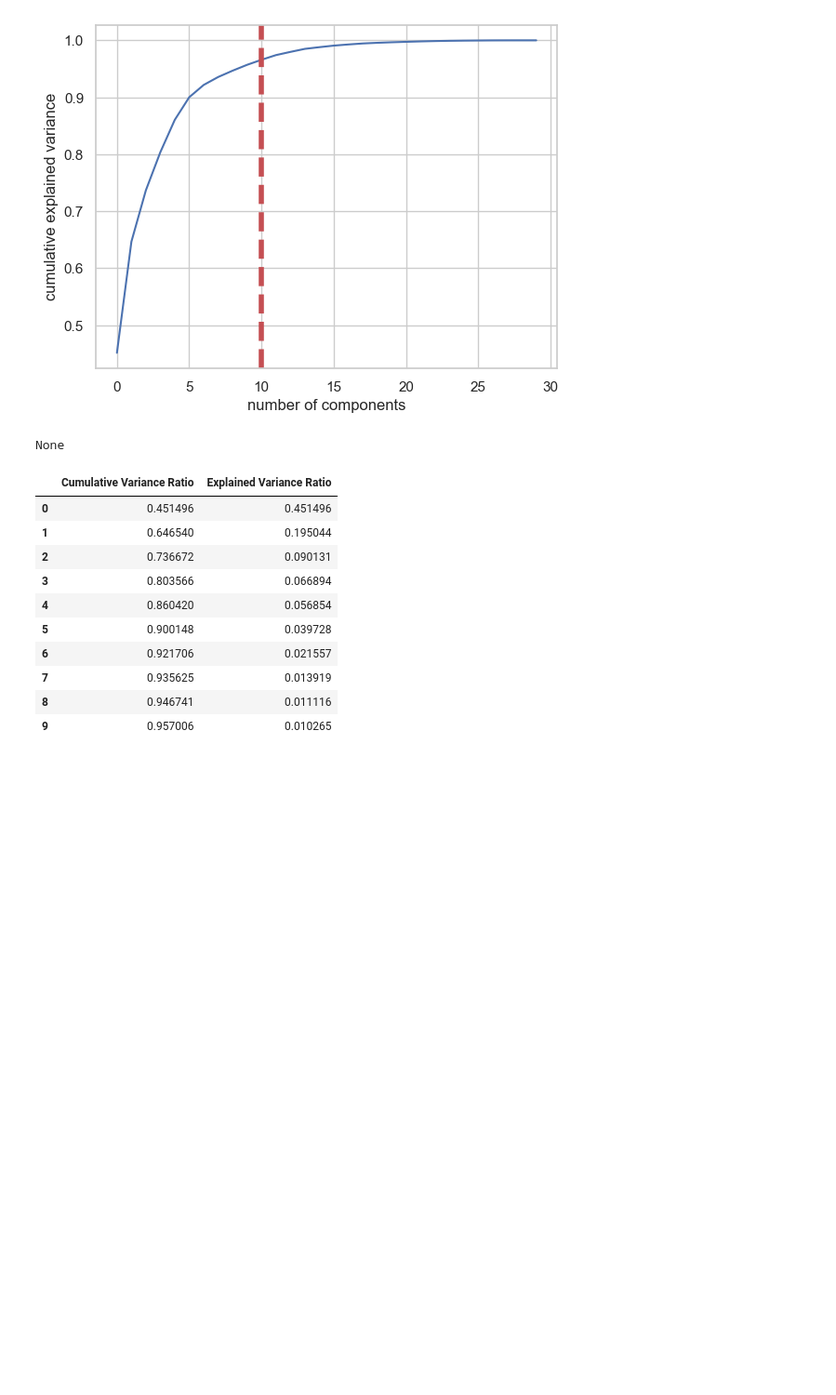
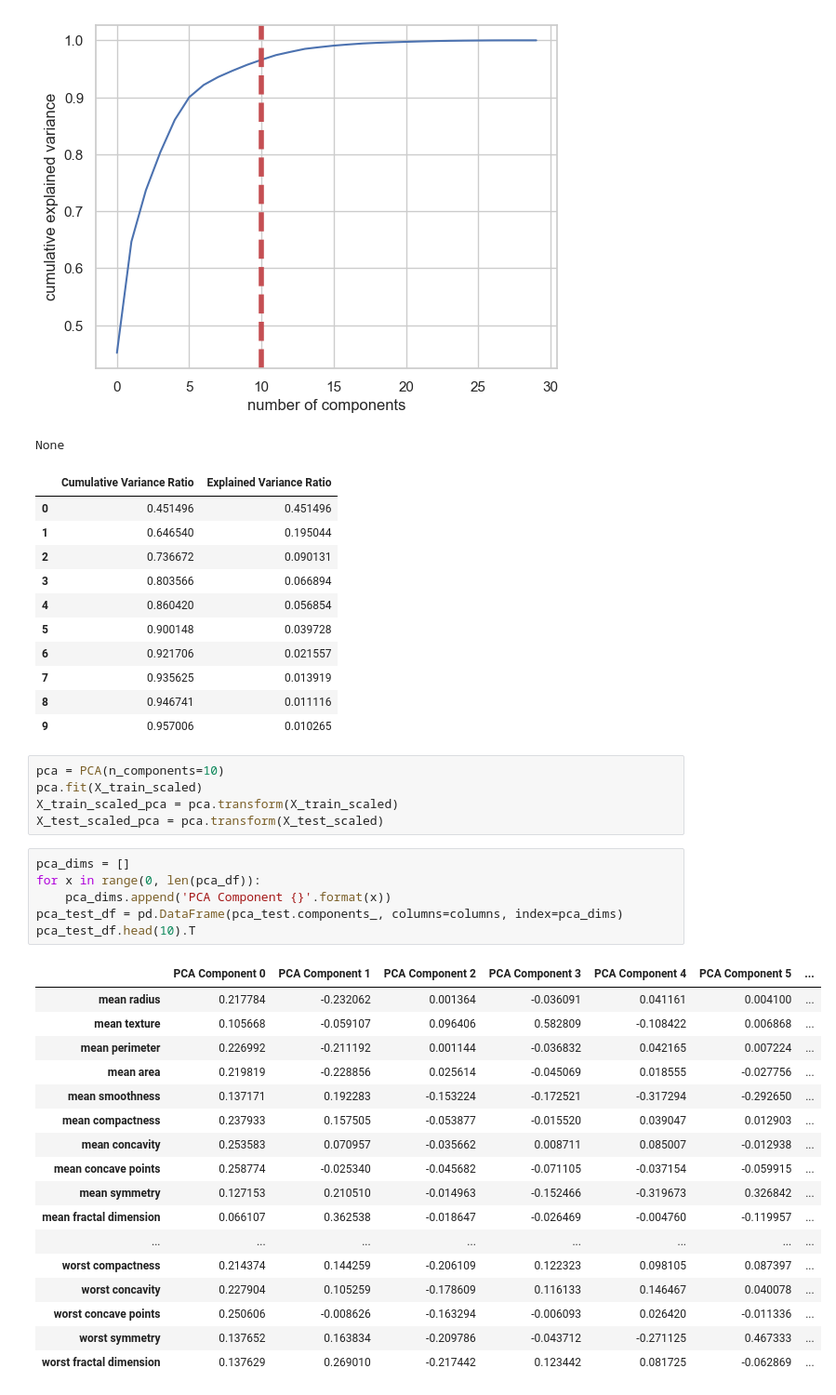
Before and after one commit to ayurckov/breast-cancer, a Jupyter notebook: main.ipynb, the cells around one changed output. Shown at 93% size. Cells and saved outputs as stored; diff of their text form; blank space fills up the shorter version.

Commit message:
add fit transform pca and display their weight

```diff
--- a/main.ipynb
+++ b/main.ipynb
@@ -156,3 +156,32 @@ None
 | 7 | 0.935625 | 0.013919 |
 | 8 | 0.946741 | 0.011116 |
 | 9 | 0.957006 | 0.010265 |
+# %%
+pca = PCA(n_components=10)
+pca.fit(X_train_scaled)
+X_train_scaled_pca = pca.transform(X_train_scaled)
+X_test_scaled_pca = pca.transform(X_test_scaled)
+# %%
+pca_dims = []
+for x in range(0, len(pca_df)):
+    pca_dims.append('PCA Component {}'.format(x))
+pca_test_df = pd.DataFrame(pca_test.components_, columns=columns, index=pca_dims)
+pca_test_df.head(10).T
+# %% [output]
+|  | PCA Component 0 | PCA Component 1 | PCA Component 2 | PCA Component 3 | PCA Component 4 | PCA Component 5 | ... |
+| mean radius | 0.217784 | -0.232062 | 0.001364 | -0.036091 | 0.041161 | 0.004100 | ... |
+| mean texture | 0.105668 | -0.059107 | 0.096406 | 0.582809 | -0.108422 | 0.006868 | ... |
+| mean perimeter | 0.226992 | -0.211192 | 0.001144 | -0.036832 | 0.042165 | 0.007224 | ... |
+| mean area | 0.219819 | -0.228856 | 0.025614 | -0.045069 | 0.018555 | -0.027756 | ... |
+| mean smoothness | 0.137171 | 0.192283 | -0.153224 | -0.172521 | -0.317294 | -0.292650 | ... |
+| mean compactness | 0.237933 | 0.157505 | -0.053877 | -0.015520 | 0.039047 | 0.012903 | ... |
+| mean concavity | 0.253583 | 0.070957 | -0.035662 | 0.008711 | 0.085007 | -0.012938 | ... |
+| mean concave points | 0.258774 | -0.025340 | -0.045682 | -0.071105 | -0.037154 | -0.059915 | ... |
+| mean symmetry | 0.127153 | 0.210510 | -0.014963 | -0.152466 | -0.319673 | 0.326842 | ... |
+| mean fractal dimension | 0.066107 | 0.362538 | -0.018647 | -0.026469 | -0.004760 | -0.119957 | ... |
+| ... | ... | ... | ... | ... | ... | ... | ... |
+| worst compactness | 0.214374 | 0.144259 | -0.206109 | 0.122323 | 0.098105 | 0.087397 | ... |
+| worst concavity | 0.227904 | 0.105259 | -0.178609 | 0.116133 | 0.146467 | 0.040078 | ... |
+| worst concave points | 0.250606 | -0.008626 | -0.163294 | -0.006093 | 0.026420 | -0.011336 | ... |
+| worst symmetry | 0.137652 | 0.163834 | -0.209786 | -0.043712 | -0.271125 | 0.467333 | ... |
+| worst fractal dimension | 0.137629 | 0.269010 | -0.217442 | 0.123442 | 0.081725 | -0.062869 | ... |
```
